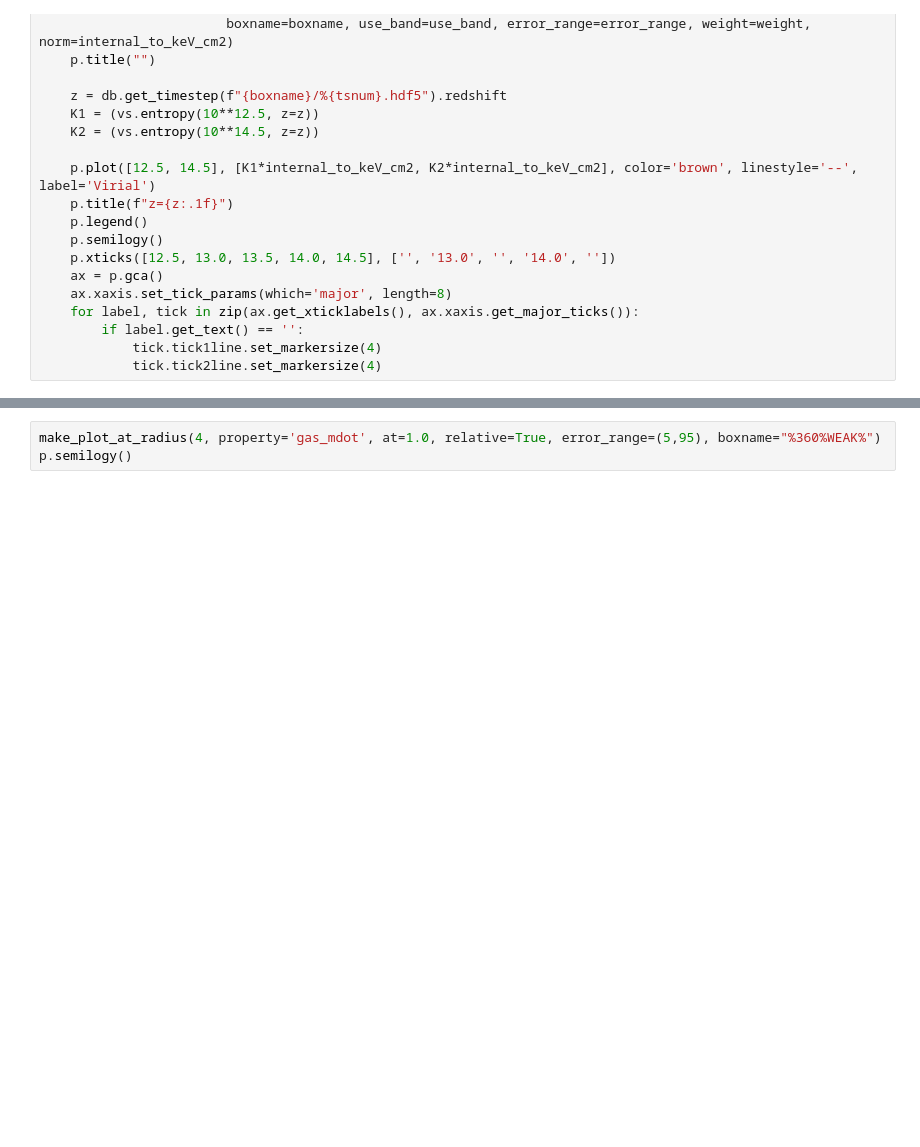
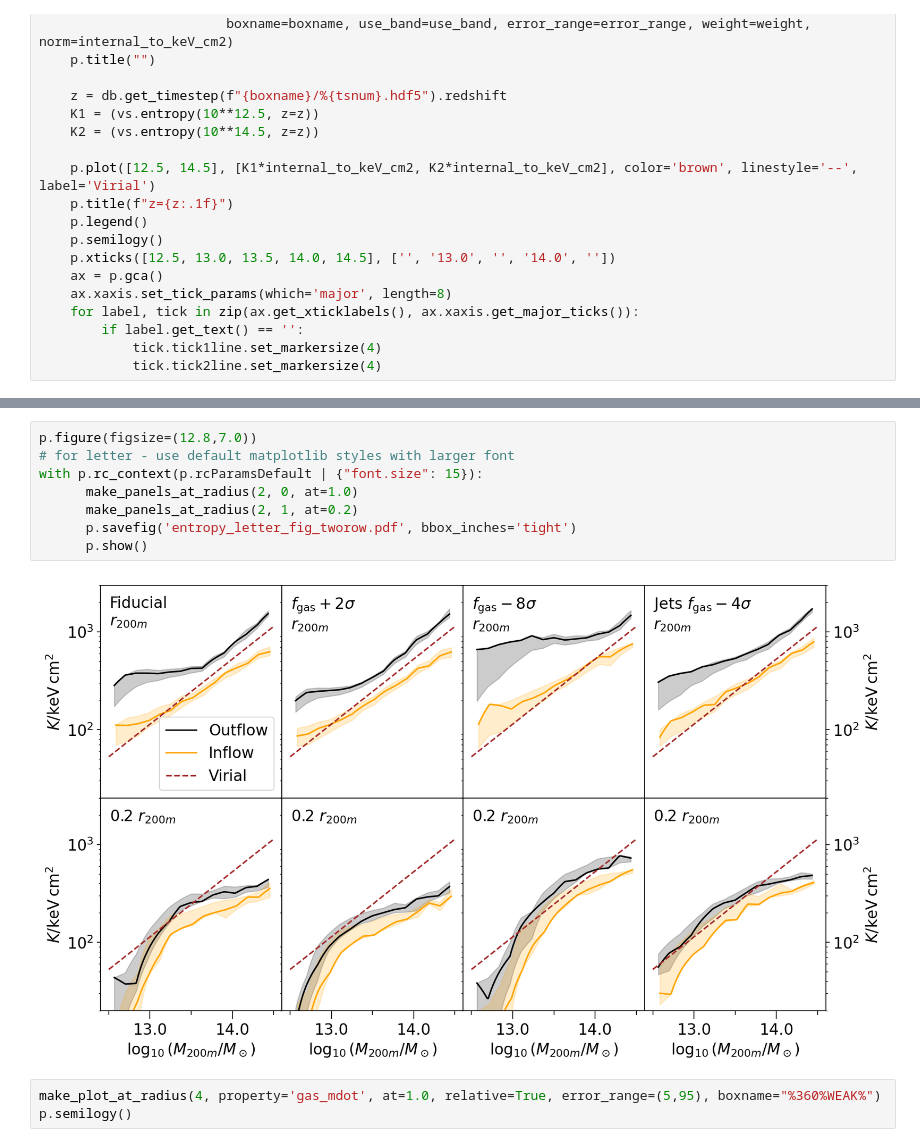
Before and after one commit to apontzen/flamingo_tangos_properties, a Jupyter notebook: paper_plots.ipynb, the cells around one changed output, grey strips where cells are left out. Saved outputs shown, nothing was run; the diff lists cells and outputs as text; blank space fills up the shorter version.

```diff
--- a/paper_plots.ipynb
+++ b/paper_plots.ipynb
@@ -397,3 +409,13 @@ with p.rc_context(p.rcParamsDefault | {"font.size": 15}):
+# %%
+p.figure(figsize=(12.8,7.0))
+# for letter - use default matplotlib styles with larger font
+with p.rc_context(p.rcParamsDefault | {"font.size": 15}):
+      make_panels_at_radius(2, 0, at=1.0)
+      make_panels_at_radius(2, 1, at=0.2)
+      p.savefig('entropy_letter_fig_tworow.pdf', bbox_inches='tight')
+      p.show()
+# %% [output]
+[figure, added]
 # %%
 make_plot_at_radius(4, property='gas_mdot', at=1.0, relative=True, error_range=(5,95), boxname="%360%WEAK%")
 p.semilogy()
```
Also changed, not shown: parts of 2 cells of this notebook.
